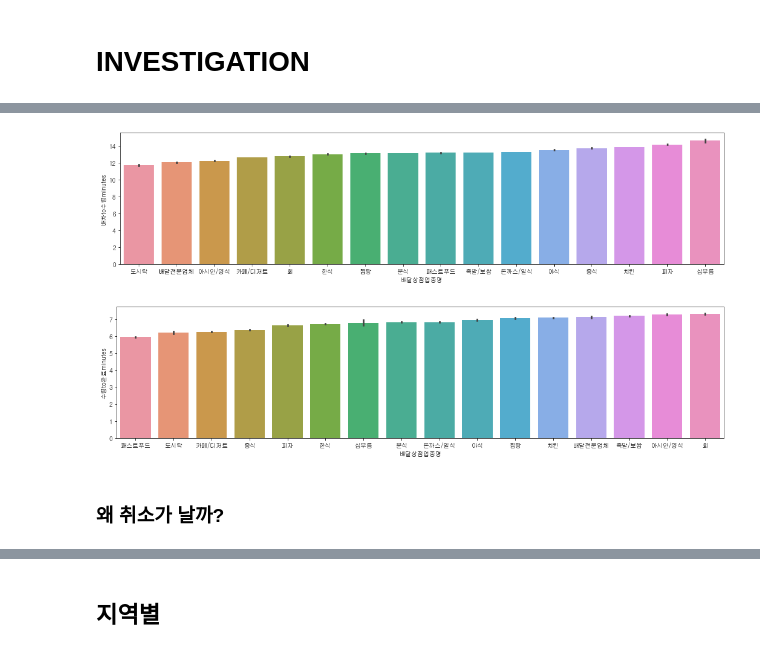
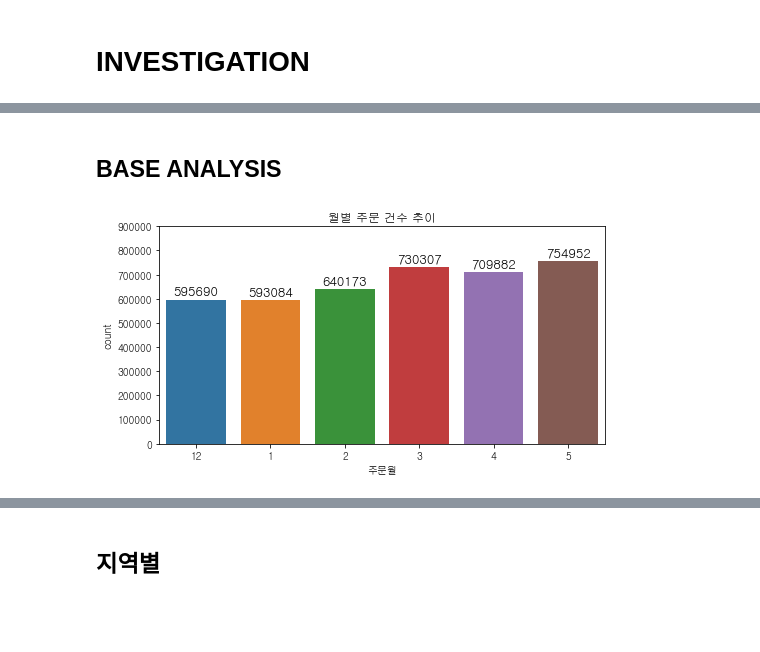
Before and after one commit to thinpig99/dacon_ktVisual, a Jupyter notebook: 210730_ktVisual_DA1.ipynb, the cells around one changed output, grey strips where cells are left out. Saved outputs shown, nothing was run; the diff lists cells and outputs as text; code cells hidden in the pictures; blank space fills up the shorter version.

```diff
--- a/210730_ktVisual_DA1.ipynb
+++ b/210730_ktVisual_DA1.ipynb
@@ -453,6 +446,11 @@ dlvr_call['주문월'] = dlvr_call.배달접수시간.dt.month
 dlvr_call['주문일'] = dlvr_call.배달접수시간.dt.day
 dlvr_call['주문시간'] = dlvr_call.배달접수시간.dt.hour
 dlvr_call['주문요일'] = dlvr_call.배달접수시간.dt.weekday
+dlvr_call['주문주차'] = dlvr_call.배달접수시간.dt.weekofyear
+# %%
+# 19년 12월은 순서에 맞게 음수로 변환해줍니다.
+# 19년 12월 1일은 일요일이라 따로 잡힙니다.
+dlvr_call['주문주차'] = dlvr_call.주문주차.replace({48:-4, 49:-3, 50:-2, 51:-1, 52:0})
 # %%
 dlvr_call.접수to배차.value_counts()
 # %% [output]
@@ -597,16 +591,18 @@ plt.show()
-# %%
-plt.figure(figsize=(18, 4))
-sns.barplot(data=dlvr_uncanceled, x='배달상점업종명', y='배차to수령minutes',
-           order=dlvr_uncanceled.groupby(['배달상점업종명'])['배차to수령minutes'].mean().sort_values().index)
-plt.show()
-# %% [output]
-[figure, removed]
-# %%
-plt.figure(figsize=(18, 4))
-sns.barplot(data=dlvr_uncanceled, x='배달상점업종명', y='수령to완료minutes',
-           order=dlvr_uncanceled.groupby(['배달상점업종명'])['수령to완료minutes'].mean().sort_values().index)
-plt.show()
-# %% [output]
-[figure, removed]
-# %% [markdown]
-### 왜 취소가 날까?
+# %% [markdown]
+## BASE ANALYSIS
+# %%
+plt.figure(figsize=(8, 4))
+plots = sns.countplot(data=dlvr_uncanceled, x='주문월', order=[12, 1, 2, 3, 4, 5])
+
+for bar in plots.patches:
+    plots.annotate(format(bar.get_height()),
+                   (bar.get_x() + bar.get_width() / 2,
+                    bar.get_height()), ha='center', va='center',
+                   size=13, xytext=(0, 8),
+                   textcoords='offset points')
+
+plt.ylim(top=900000)
+plt.title('월별 주문 건수 추이')
+plt.show()
+# %% [output]
+[figure, added]
```
Also changed, not shown: parts of 124 cells of this notebook.
